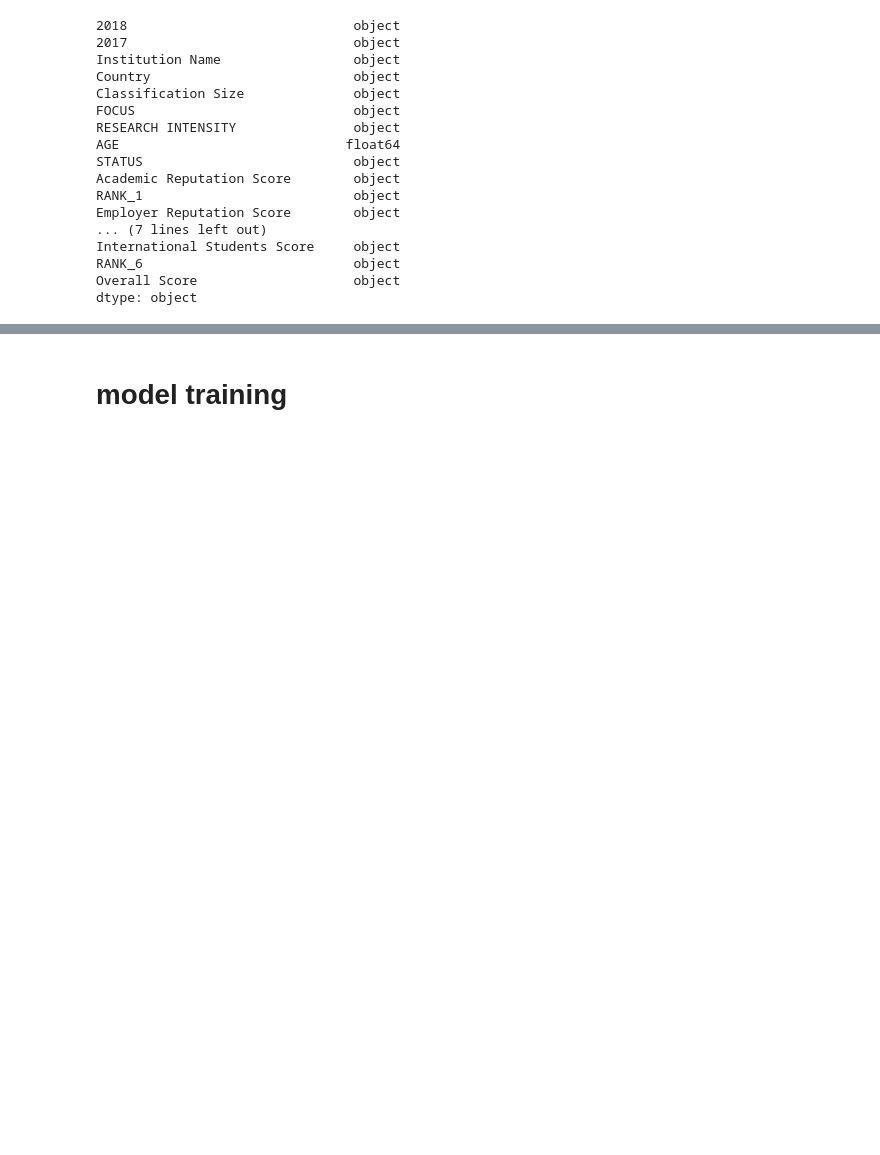
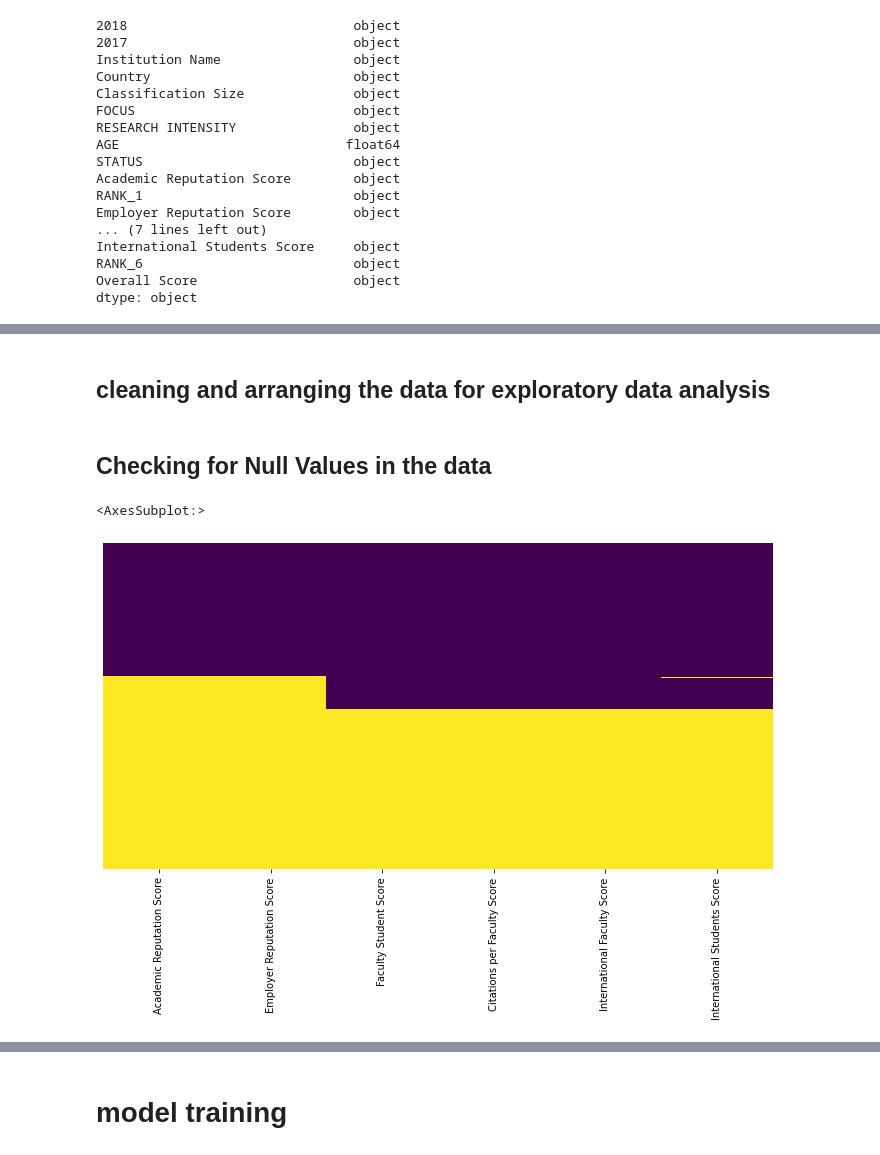
Before and after one commit to tcharrisson/PP22-C628, a Jupyter notebook: apriori modelling.ipynb, the cells around one changed output, grey strips where cells are left out. Cells and saved outputs as stored; diff of their text form; code cells hidden in the pictures; blank space fills up the shorter version.

```diff
--- a/apriori modelling.ipynb
+++ b/apriori modelling.ipynb
@@ -129,0 +120,13 @@ sns.heatmap(data20[det_columns].isnull(), cmap='viridis', cbar=False, yticklabel
+# %% [markdown]
+## cleaning and arranging the data for exploratory data analysis
+# %% [markdown]
+## Checking for Null Values in the data
+# %%
+data18.replace('-', np.nan,inplace=True)
+# checking null values in 2018 dataset
+# yellow color means null value
+plt.figure(figsize=(12,6))
+sns.heatmap(data18[det_columns].isnull(), cmap='viridis', cbar=False, yticklabels=False)
+# %% [output]
+<AxesSubplot:>
+[figure, added]
```
Also changed, not shown: parts of 63 cells of this notebook.
